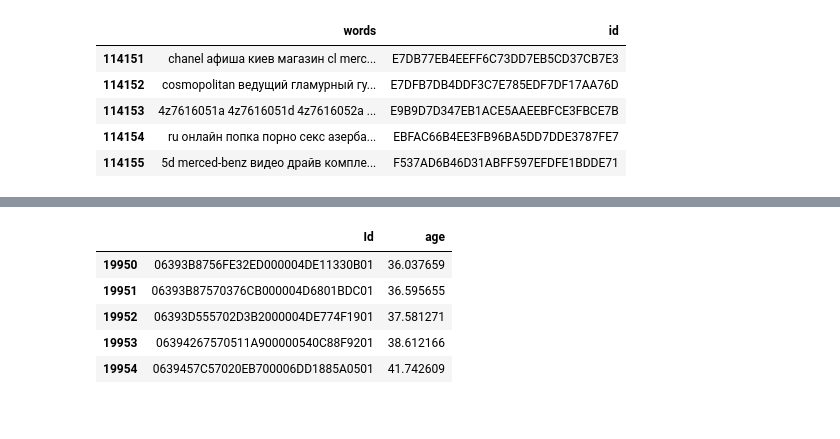
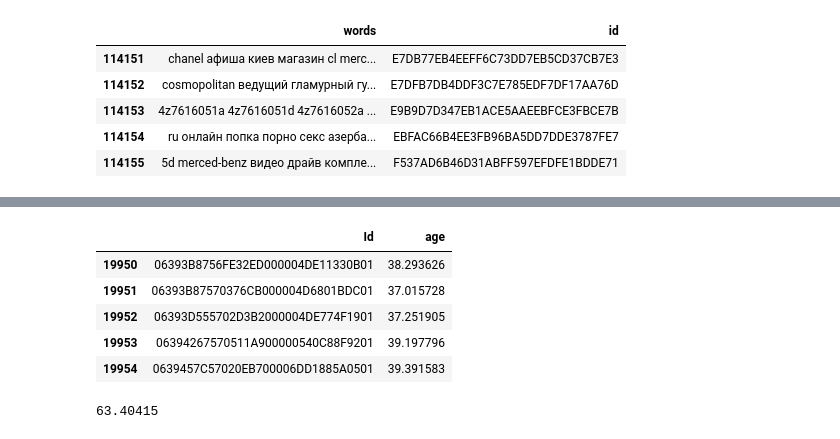
Before and after one commit to Dkotlukov/MIPT_Data_Mining_In_Action_2016, a Jupyter notebook: base/hw03/example.ipynb, the cells around one changed output, grey strips where cells are left out. Drawn from its saved outputs; the diff is of its cells as text; code cells hidden in the pictures.

```diff
--- a/base/hw03/example.ipynb
+++ b/base/hw03/example.ipynb
@@ -544,0 +426,5 @@ IOError: could not get source code
+# %%
+%%time
+
+transformer = sklearn.decomposition.NMF(n_components=150)
+X_nmf = transformer.fit_transform(X_all)
@@ -646,5 +562,5 @@ title_unify_test['id'] = title_unify_test.index
 title_unify_test.index = range(len(title_unify_test))
 title_unify_test.columns = ['words', 'id']
 # %%
-train_df = urls_test_df.merge(title_unify_test, on='id', how='left')
+test_df = urls_test_df.merge(title_unify_test, on='id', how='left')
 # %%
@@ -657,8 +573,8 @@ train_df.tail()
 | 19972 | [kirrail.org, lenta.ru, mail.ramb... | 06394267570511A900000540C88F9201 | lenta ru lenta ru война госдума д... |
 | 19973 | [help.rambler.ru, mail.rambler.ru... | 0639457C57020EB700006DD1885A0501 | alenka844 rambler ru входящая рам... |
 # %%
-train_df = train_df[['id','urls','words']]
-train_df.tail()
+test_df = test_df[['id','urls','words']]
+test_df.tail()
 # %% [output]
 |  | id | urls | words |
 | 19969 | 06393B8756FE32ED000004DE11330B01 | [akusherstvo.ru, cat.pet2me.com, ... | 10-метровый бессмертный вечный ма... |
@@ -673,0 +585,3 @@ len(train_df)
+# %%
+test_df = test_df[test_df.words == test_df.words]
+len(test_df)
@@ -699,17 +636,17 @@ plt.plot(y_test)
 # %%
-answer = pd.DataFrame(y_test, train_df.id)
+answer = pd.DataFrame(y_test, test_df.id)
 answer['Id'] = answer.index
 answer.index = range(len(answer))
 answer.columns = ['age', 'Id']
 answer = answer[['Id', 'age']]
 answer.tail()
 # %% [output]
 |  | Id | age |
-| 19950 | 06393B8756FE32ED000004DE11330B01 | 36.037659 |
-| 19951 | 06393B87570376CB000004D6801BDC01 | 36.595655 |
-| 19952 | 06393D555702D3B2000004DE774F1901 | 37.581271 |
-| 19953 | 06394267570511A900000540C88F9201 | 38.612166 |
-| 19954 | 0639457C57020EB700006DD1885A0501 | 41.742609 |
+| 19950 | 06393B8756FE32ED000004DE11330B01 | 38.293626 |
+| 19951 | 06393B87570376CB000004D6801BDC01 | 37.015728 |
+| 19952 | 06393D555702D3B2000004DE774F1901 | 37.251905 |
+| 19953 | 06394267570511A900000540C88F9201 | 39.197796 |
+| 19954 | 0639457C57020EB700006DD1885A0501 | 39.391583 |
 # %%
 answer.to_csv(path_or_buf = 'submission1.csv',  index = False)
 # %%
@@ -750,0 +661,4 @@ withMacros[{cv[s_] :>
+# %%
+0.17371*365
+# %% [output]
+63.40415
```
Also changed, not shown: parts of 59 cells of this notebook, 3 other files.
